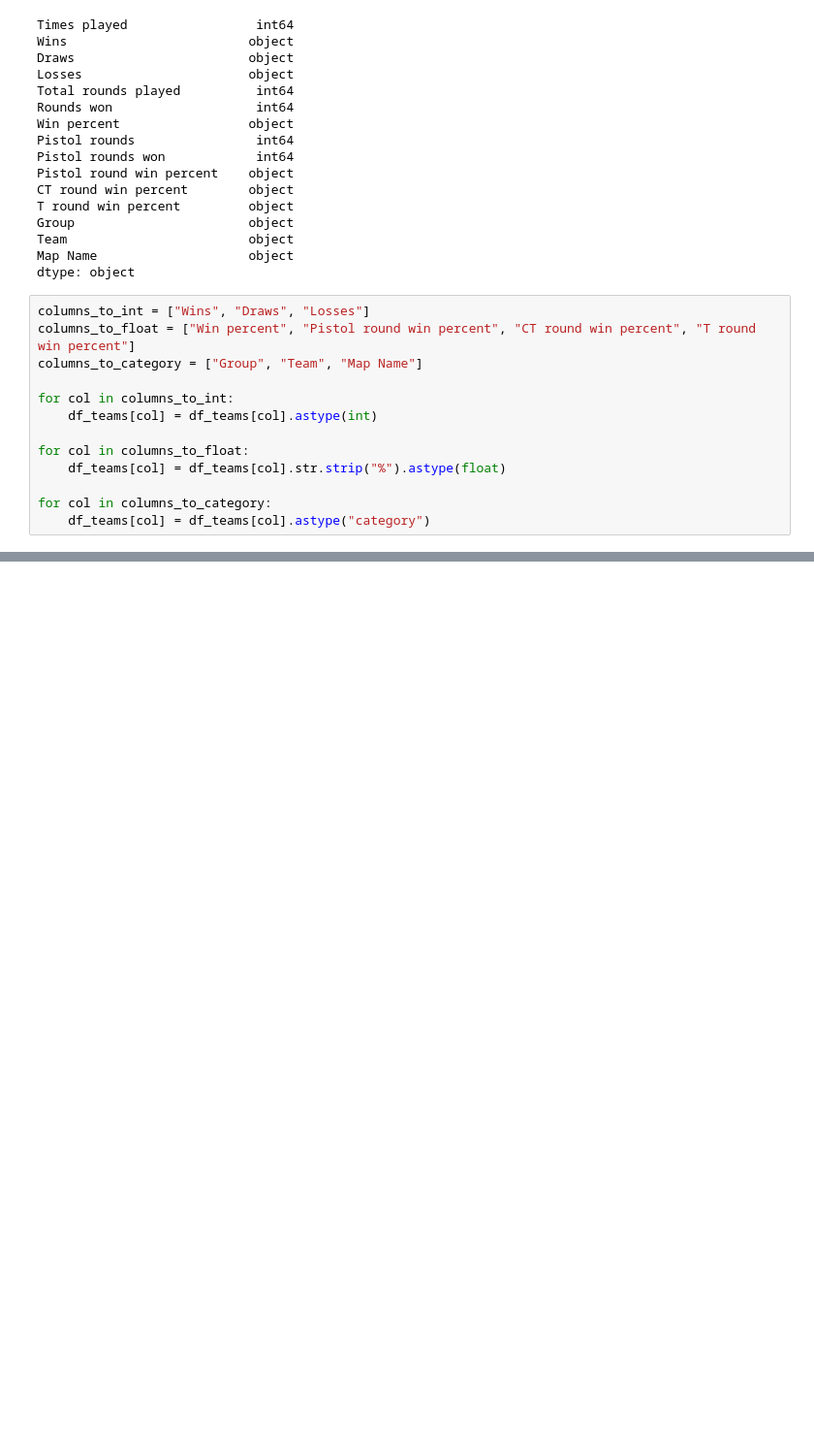
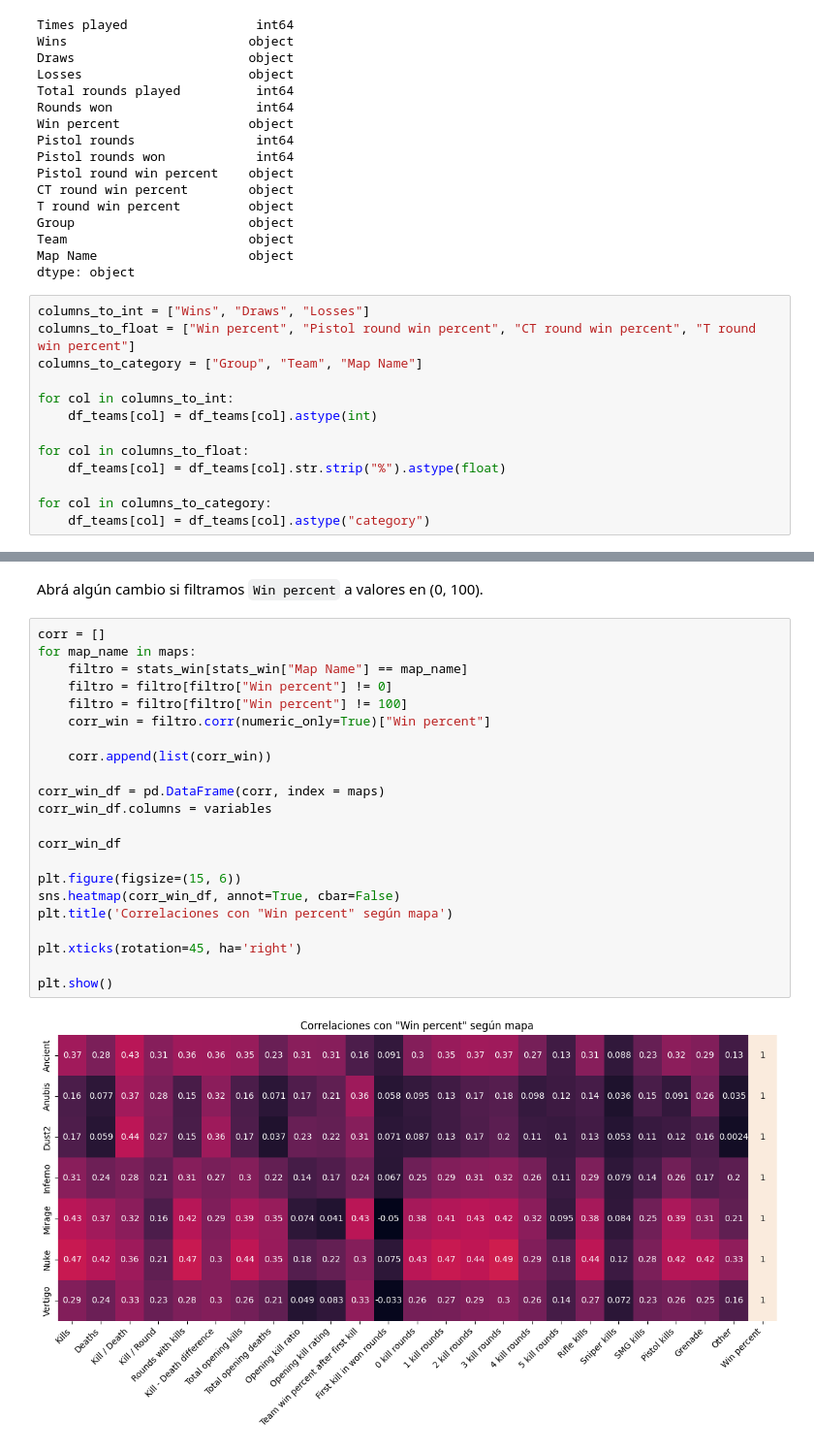
Before and after one commit to Jimenez73/Proyecto-Semestral-Grupo-13, a Jupyter notebook: predicciones.ipynb, the cells around one changed output, grey strips where cells are left out. Shown at 97% size. Drawn from its saved outputs; the diff is of its cells as text; blank space fills up the shorter version.

```diff
--- a/predicciones.ipynb
+++ b/predicciones.ipynb
@@ -222,0 +311,26 @@ for col in columns_to_category:
+# %% [markdown]
+Abrá algún cambio si filtramos ``Win percent`` a valores en (0, 100).
+# %%
+corr = []
+for map_name in maps:
+    filtro = stats_win[stats_win["Map Name"] == map_name]
+    filtro = filtro[filtro["Win percent"] != 0]
+    filtro = filtro[filtro["Win percent"] != 100]
+    corr_win = filtro.corr(numeric_only=True)["Win percent"]
+
+    corr.append(list(corr_win))
+
+corr_win_df = pd.DataFrame(corr, index = maps)
+corr_win_df.columns = variables
+
+corr_win_df
+
+plt.figure(figsize=(15, 6))
+sns.heatmap(corr_win_df, annot=True, cbar=False)
+plt.title('Correlaciones con "Win percent" según mapa')
+
+plt.xticks(rotation=45, ha='right')
+
+plt.show()
+# %% [output]
+[figure, added]
```
Also changed, not shown: parts of 34 cells of this notebook, 5 other files.
